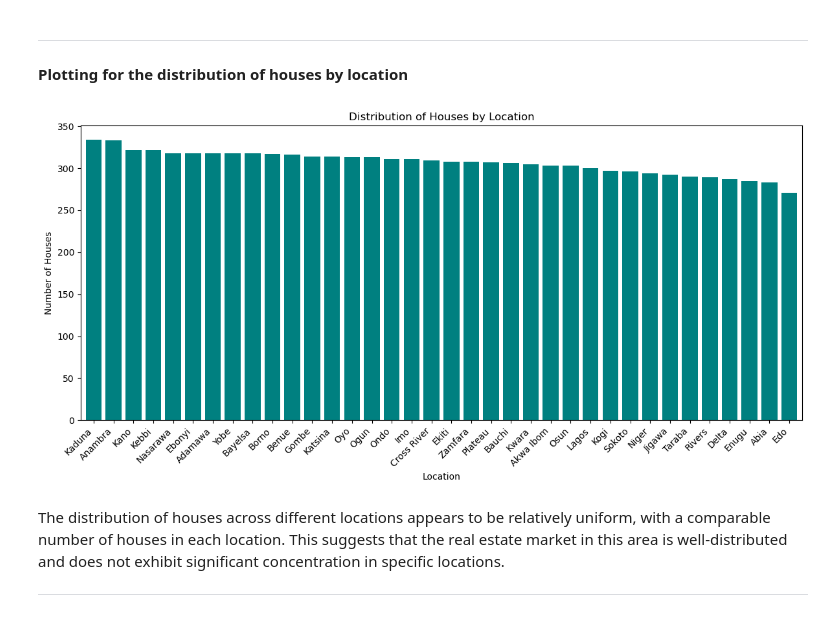
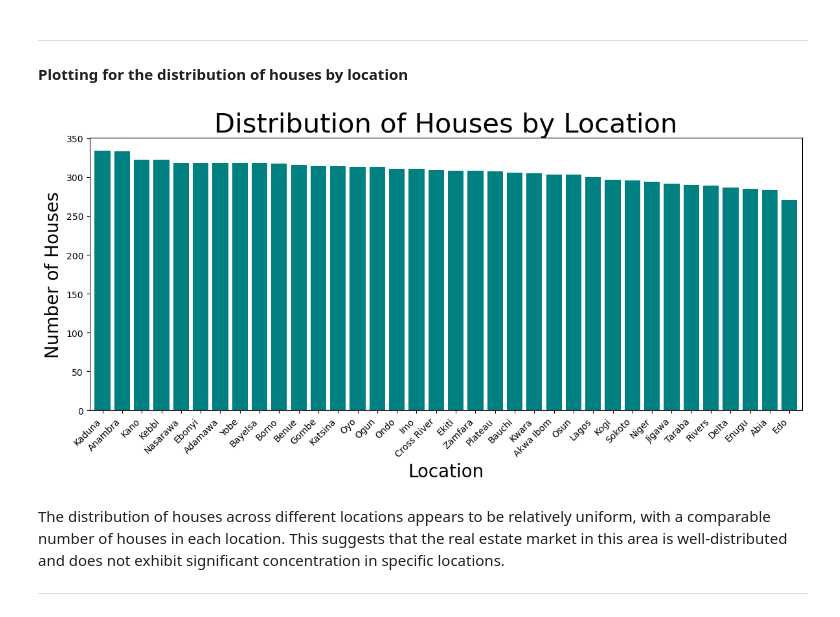
Before and after one commit to Cohdhed/Nigeria-House-Price-Prediction-DSN-Hackathon-, a Jupyter notebook: Nigeria House Price Prediction (DSN Hackathon).ipynb, the cells around one changed output. Cells and saved outputs as stored; diff of their text form; code cells hidden in the pictures.

```diff
--- a/Nigeria House Price Prediction (DSN Hackathon).ipynb
+++ b/Nigeria House Price Prediction (DSN Hackathon).ipynb
@@ -348,21 +348,21 @@ From the distribution of house prices, it is evident that a significant proporti
 # %% [markdown]
 ---
 **Plotting for the distribution of houses by location**
-# %%
-# Group the data by location and count the number of houses in each location
-location_counts = train_df['loc'].value_counts()
-
-# Plotting
-plt.figure(figsize=(12, 6))
-location_counts.plot(kind='bar', color='teal', width=0.8)
-plt.xlabel('Location')
-plt.ylabel('Number of Houses')
-plt.title('Distribution of Houses by Location')
-plt.xticks(rotation=45, ha='right')
-plt.tight_layout()
-plt.show()
-# %% [output]
-[figure, removed]
+# %%
+# Group the data by location and count the number of houses in each location
+location_counts = train_df['loc'].value_counts()
+
+# Plotting
+plt.figure(figsize=(12, 6))
+location_counts.plot(kind='bar', color='teal', width=0.8)
+plt.xlabel('Location', fontsize=20)
+plt.ylabel('Number of Houses', fontsize=20)
+plt.title('Distribution of Houses by Location', fontsize=30)
+plt.xticks(rotation=45, ha='right')
+plt.tight_layout()
+plt.show()
+# %% [output]
+[figure, added]
 # %% [markdown]
 The distribution of houses across different locations appears to be relatively uniform, with a comparable number of houses in each location. This suggests that the real estate market in this area is well-distributed and does not exhibit significant concentration in specific locations.
 
```
Also changed, not shown: parts of 57 cells of this notebook.
